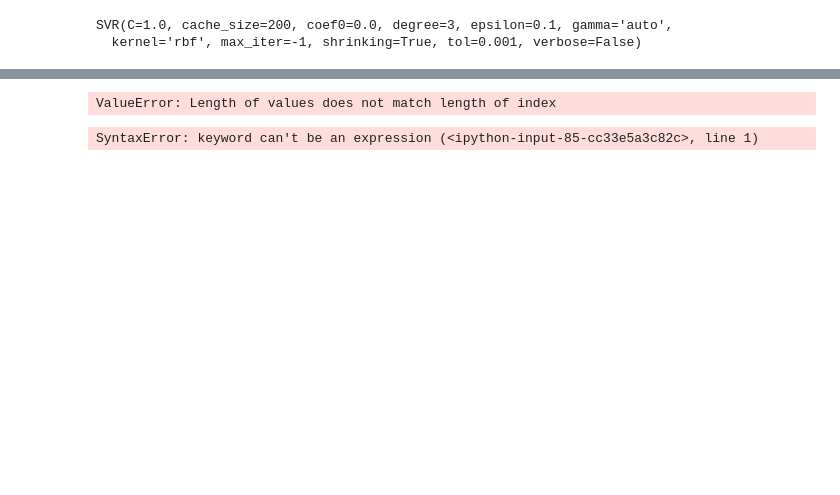
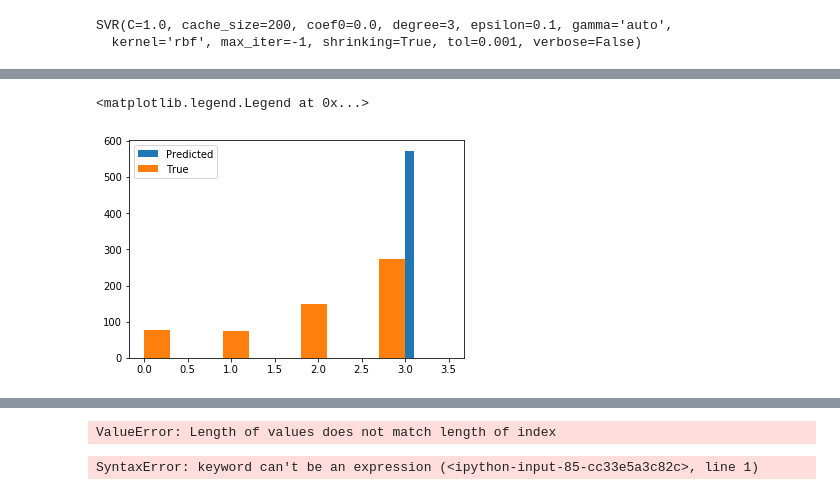
Before and after one commit to mobouzari/MLIndependentStudy, a Jupyter notebook: 80-20 with accuracy plots, fit, predict.ipynb, the cells around one changed output, grey strips where cells are left out. Cells and saved outputs as stored; diff of their text form; code cells hidden in the pictures; blank space fills up the shorter version.

```diff
--- a/80-20 with accuracy plots, fit, predict.ipynb
+++ b/80-20 with accuracy plots, fit, predict.ipynb
@@ -204,6 +196,18 @@ ytest
 ytest.shape
 # %% [output]
 (573,)
+# %%
+def transform(ytrain):
+    if ytrain < 33:
+        return 0
+    if ytrain < 66:
+        return 1
+    if ytrain < 100:
+        return 2
+    return 3
+
+ytrainClassifier = [transform(i) for i in ytrain]
+ytestClassifier = [transform(i) for i in ytest]
 # %%
 xtrain.shape,ytrain.shape
 # %% [output]
@@ -255,0 +274,8 @@ scores.mean()
+# %%
+clf = AdaBoostClassifier(n_estimators=1).fit(xtrain,ytrainClassifier)
+plt.hist(clf.predict(xtest), label="Predicted")
+plt.hist(ytestClassifier, label="True")
+plt.legend()
+# %% [output]
+<matplotlib.legend.Legend at 0x...>
+[figure, added]
```
Also changed, not shown: parts of 24 cells of this notebook.
